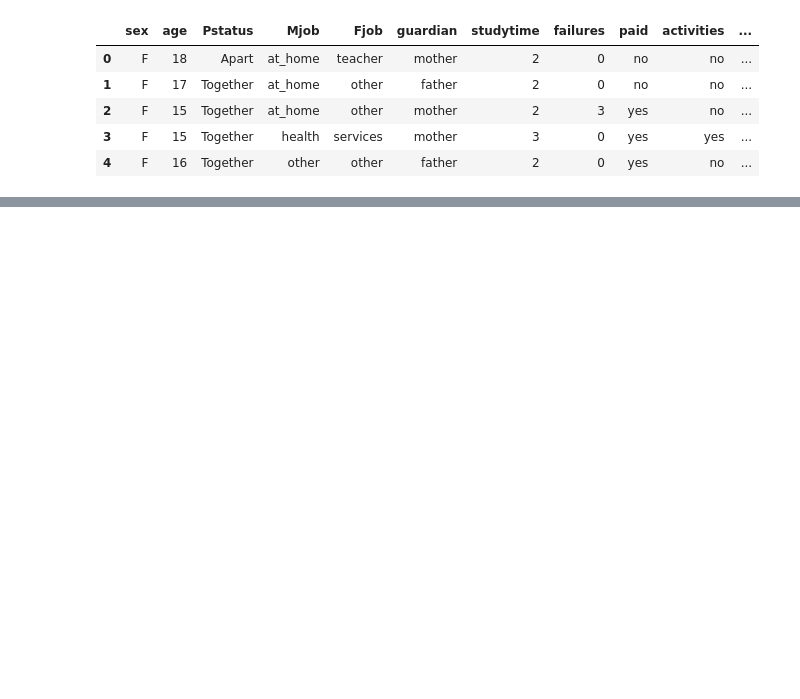
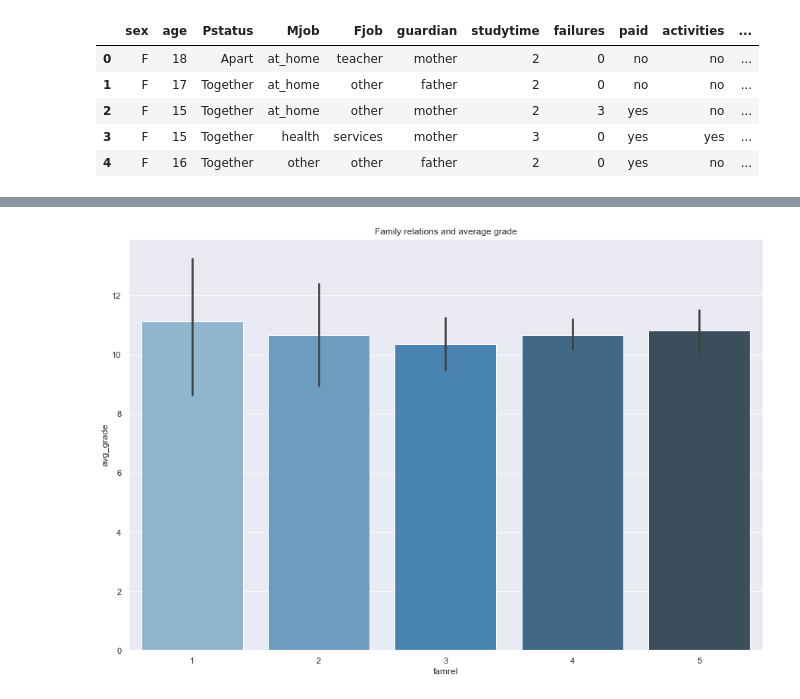
Before and after one commit to Soham2402/EDA, a Jupyter notebook: Student grade analysis/Student_grade_analysis.ipynb, the cells around one changed output, grey strips where cells are left out. Cells and saved outputs as stored; diff of their text form; code cells hidden in the pictures; blank space fills up the shorter version.

```diff
--- a/Student grade analysis/Student_grade_analysis.ipynb
+++ b/Student grade analysis/Student_grade_analysis.ipynb
@@ -243,0 +358,6 @@ new_stud_df.head()
+# %%
+plt.figure(figsize=(15,10))
+sns.barplot(x = new_stud_df.famrel,y = new_stud_df.avg_grade,palette="Blues_d");
+plt.title("Family relations and average grade");
+# %% [output]
+[figure, added]
```
Also changed, not shown: parts of 21 cells of this notebook.
